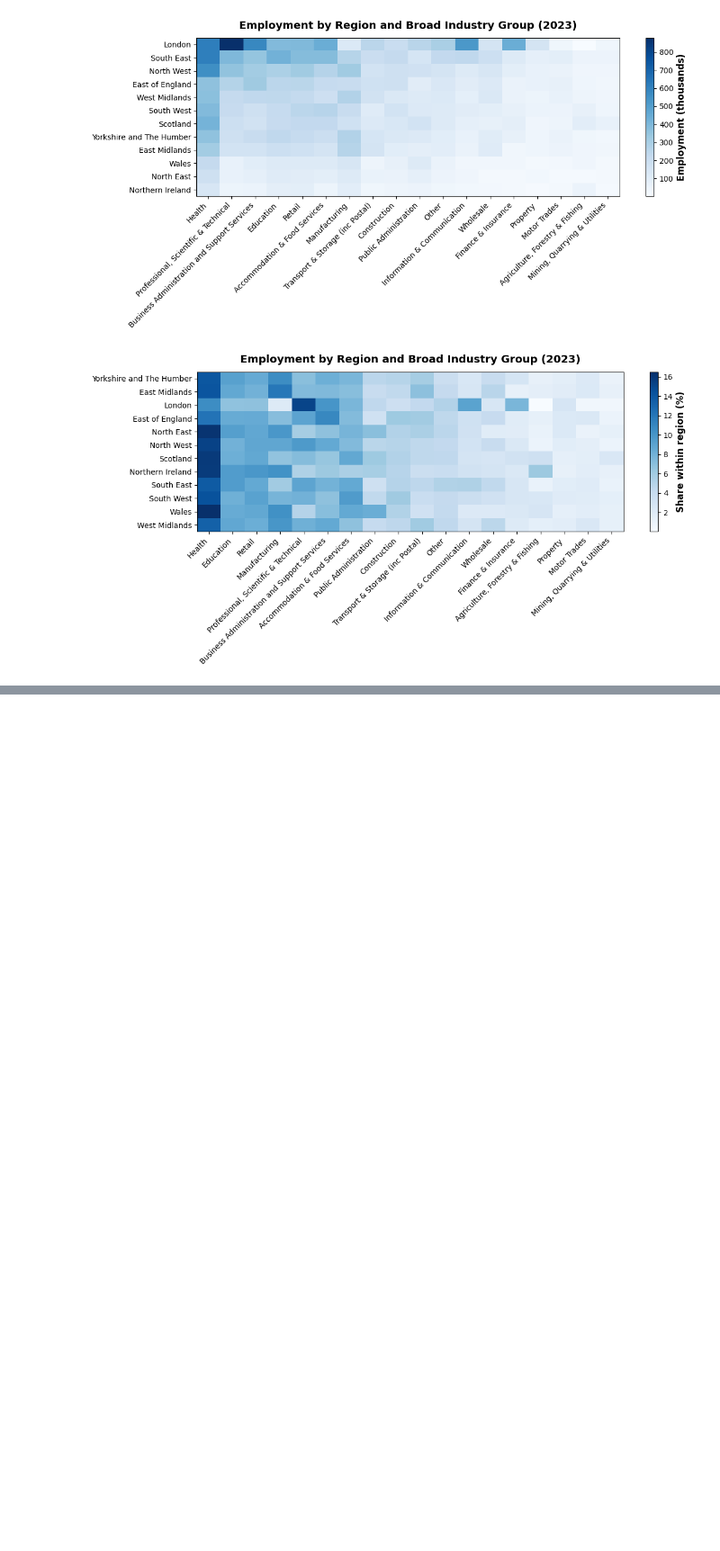
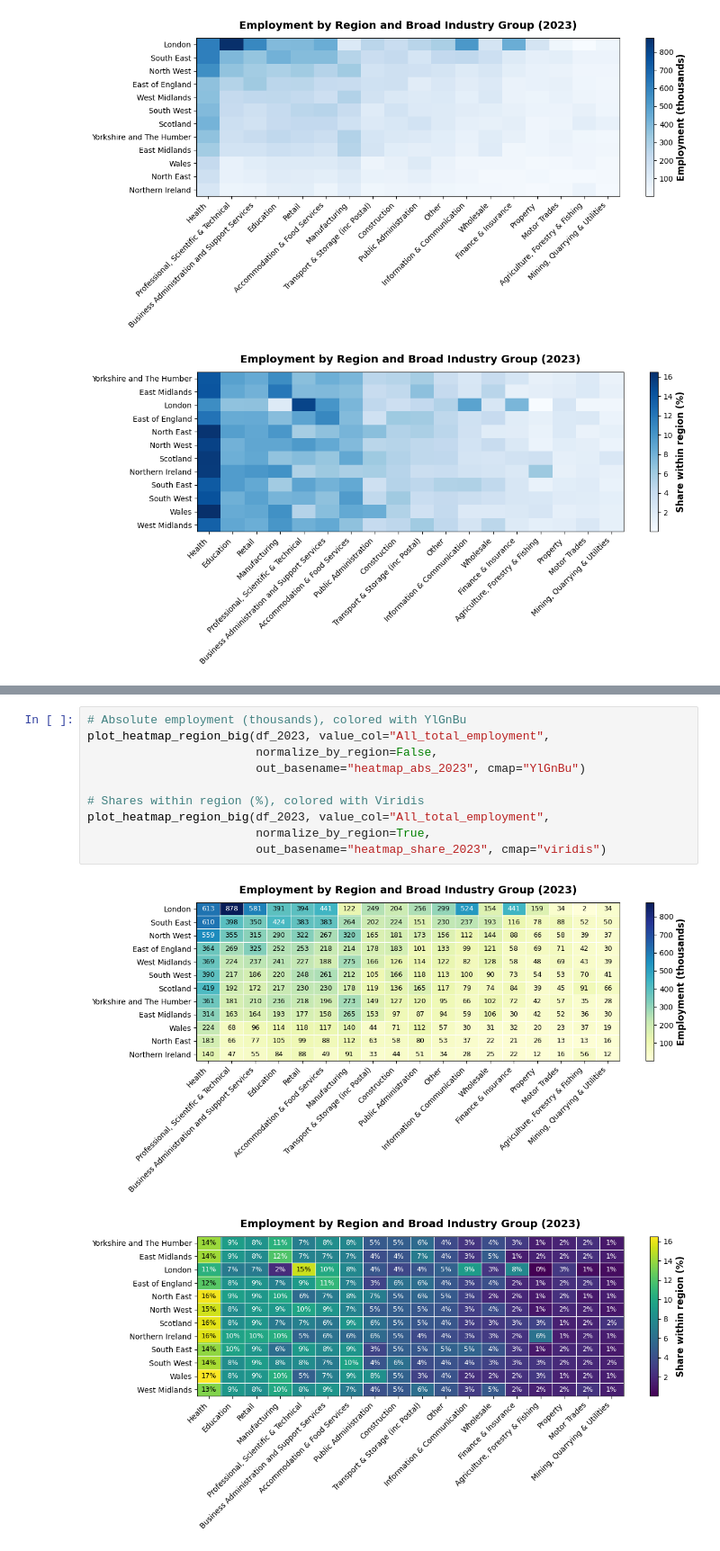
Before and after one commit to JoeUzo/Mapping-Future-Skills-in-UK-Engineering-Education, a Jupyter notebook: charts/chart-8.ipynb, the cells around one changed output, grey strips where cells are left out. Shown: that part at 90% size. Saved outputs shown, nothing was run; the diff lists cells and outputs as text; blank space fills up the shorter version.

```diff
--- a/charts/chart-8.ipynb
+++ b/charts/chart-8.ipynb
@@ -261,0 +352,13 @@ plot_heatmap_region_big(df_2023, value_col="All_total_employment", normalize_by_
+# %%
+# Absolute employment (thousands), colored with YlGnBu
+plot_heatmap_region_big(df_2023, value_col="All_total_employment",
+                        normalize_by_region=False,
+                        out_basename="heatmap_abs_2023", cmap="YlGnBu")
+
+# Shares within region (%), colored with Viridis
+plot_heatmap_region_big(df_2023, value_col="All_total_employment",
+                        normalize_by_region=True,
+                        out_basename="heatmap_share_2023", cmap="viridis")
+# %% [output]
+[figure, added]
+[figure, added]
```
Also changed, not shown: parts of 5 cells of this notebook, 10 other files.
